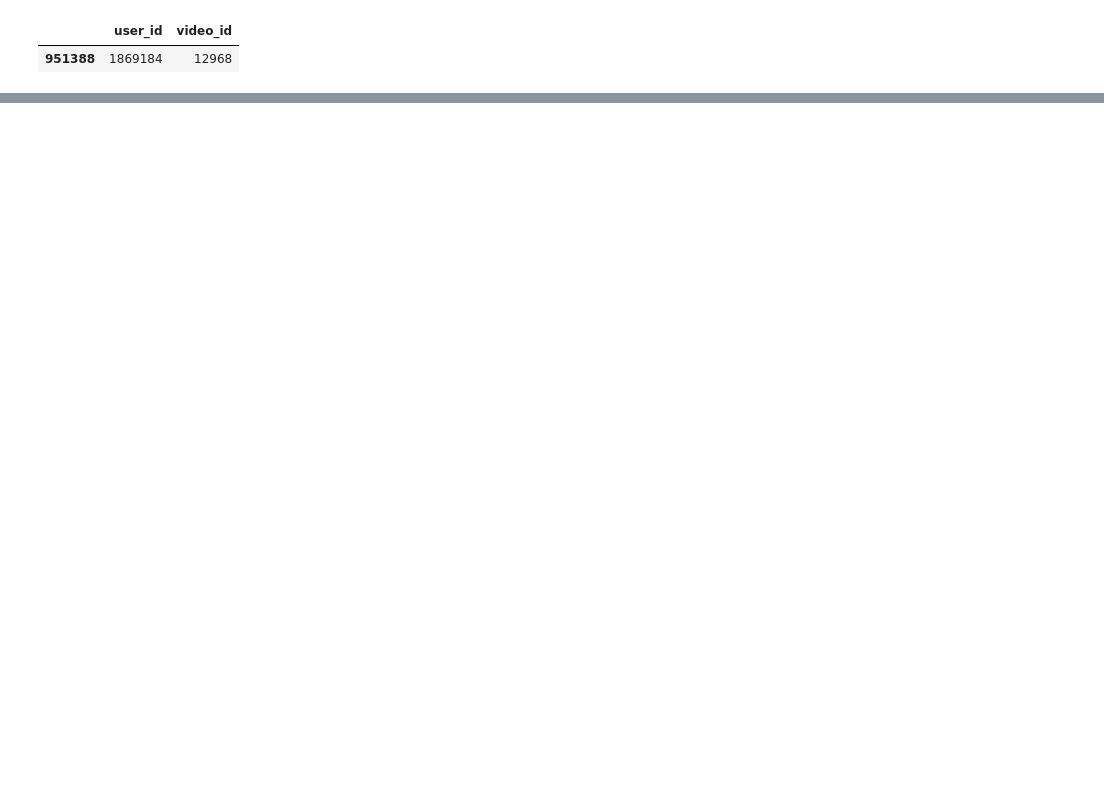
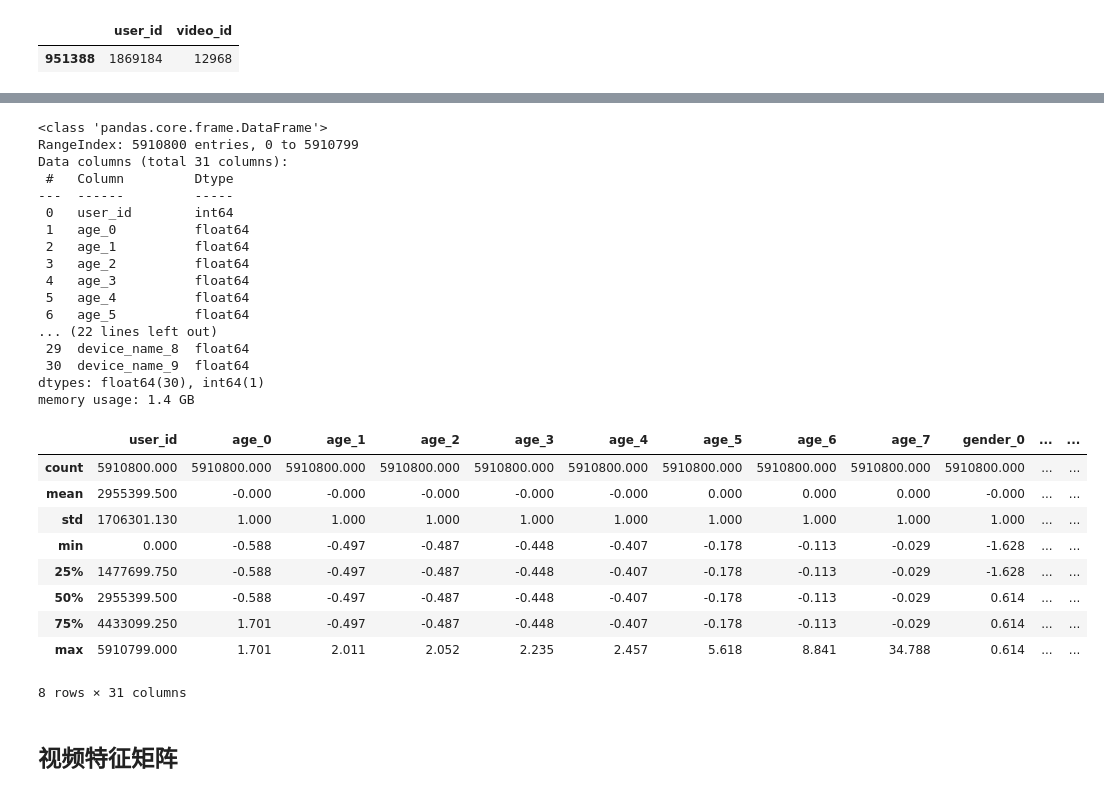
Before and after one commit to GZYZG/2021-digix-recommendation, a Jupyter notebook: explore-data.ipynb, the cells around one changed output, grey strips where cells are left out. Saved outputs shown, nothing was run; the diff lists cells and outputs as text; code cells hidden in the pictures; blank space fills up the shorter version.

```diff
--- a/explore-data.ipynb
+++ b/explore-data.ipynb
@@ -309,0 +468,31 @@ test_data[(test_data['user_id'] == 1869184) & (test_data['video_id'] == 12968)]
+# %%
+user_data.info()
+user_data.describe()
+# %% [output]
+<class 'pandas.core.frame.DataFrame'>
+RangeIndex: 5910800 entries, 0 to 5910799
+Data columns (total 31 columns):
+ #   Column         Dtype
+---  ------         -----
+ 0   user_id        int64
+ 1   age_0          float64
+ 2   age_1          float64
+ 3   age_2          float64
+ 4   age_3          float64
+ 5   age_4          float64
+ 6   age_5          float64
+... (22 lines left out)
+ 29  device_name_8  float64
+ 30  device_name_9  float64
+dtypes: float64(30), int64(1)
+memory usage: 1.4 GB
+|  | user_id | age_0 | age_1 | age_2 | age_3 | age_4 | age_5 | age_6 | age_7 | gender_0 | ... | ... |
+| count | 5910800.000 | 5910800.000 | 5910800.000 | 5910800.000 | 5910800.000 | 5910800.000 | 5910800.000 | 5910800.000 | 5910800.000 | 5910800.000 | ... | ... |
+| mean | 2955399.500 | -0.000 | -0.000 | -0.000 | -0.000 | -0.000 | 0.000 | 0.000 | 0.000 | -0.000 | ... | ... |
+| std | 1706301.130 | 1.000 | 1.000 | 1.000 | 1.000 | 1.000 | 1.000 | 1.000 | 1.000 | 1.000 | ... | ... |
+| min | 0.000 | -0.588 | -0.497 | -0.487 | -0.448 | -0.407 | -0.178 | -0.113 | -0.029 | -1.628 | ... | ... |
+| 25% | 1477699.750 | -0.588 | -0.497 | -0.487 | -0.448 | -0.407 | -0.178 | -0.113 | -0.029 | -1.628 | ... | ... |
+| 50% | 2955399.500 | -0.588 | -0.497 | -0.487 | -0.448 | -0.407 | -0.178 | -0.113 | -0.029 | 0.614 | ... | ... |
+| 75% | 4433099.250 | 1.701 | -0.497 | -0.487 | -0.448 | -0.407 | -0.178 | -0.113 | -0.029 | 0.614 | ... | ... |
+| max | 5910799.000 | 1.701 | 2.011 | 2.052 | 2.235 | 2.457 | 5.618 | 8.841 | 34.788 | 0.614 | ... | ... |
+8 rows × 31 columns
@@ -309,0 +504,2 @@ test_data[(test_data['user_id'] == 1869184) & (test_data['video_id'] == 12968)]
+# %% [markdown]
+## 视频特征矩阵
```
Also changed, not shown: parts of 38 cells of this notebook, 2 other files.
